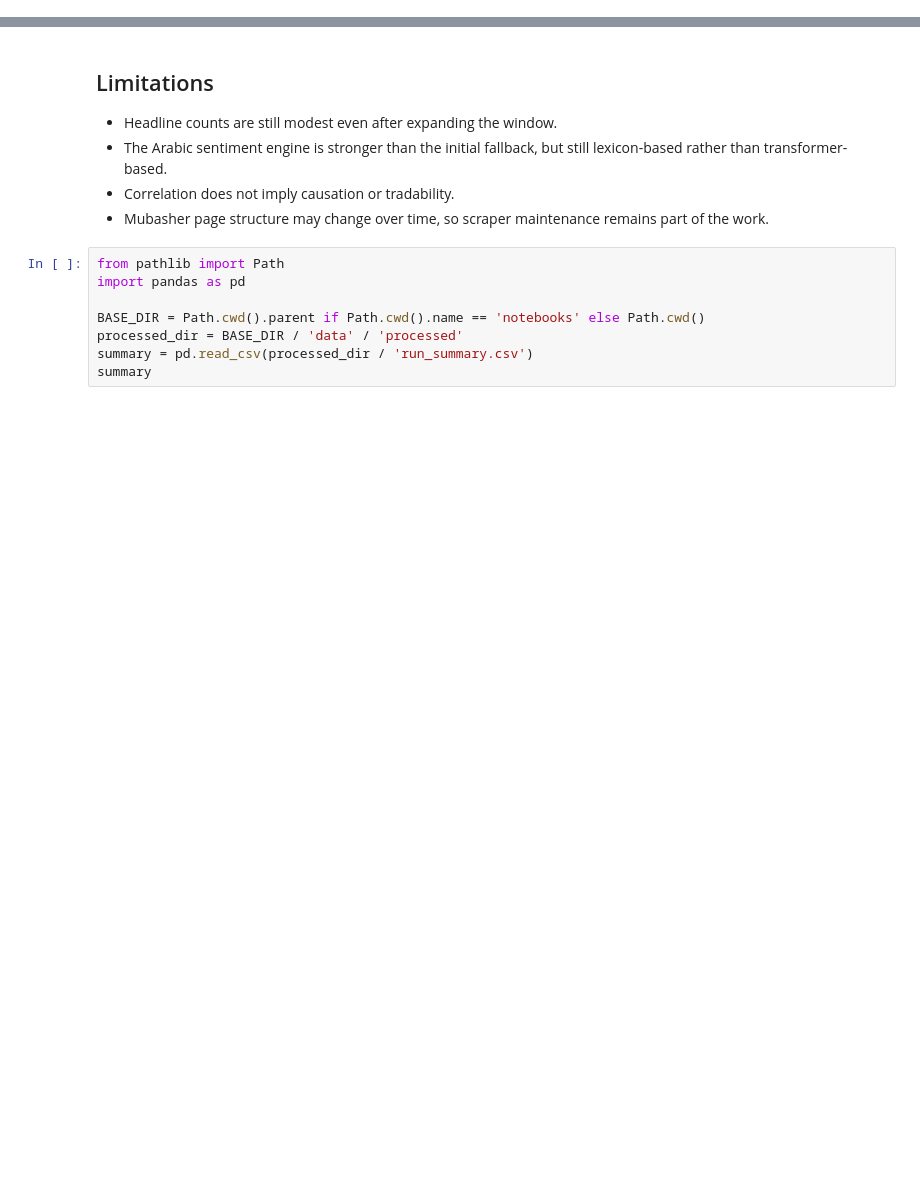
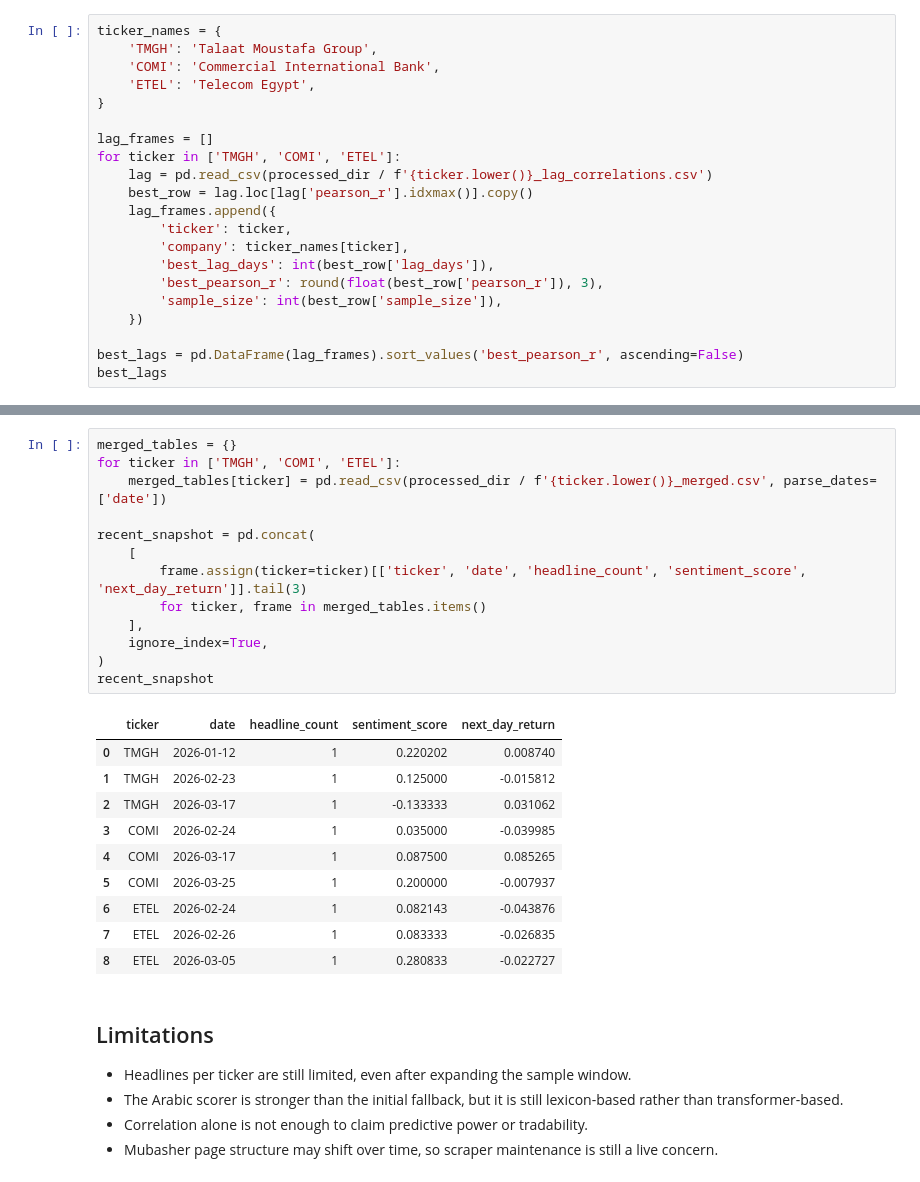
Before and after one commit to Redolid/egx-sentiment-analyzer, a Jupyter notebook: notebooks/analysis.ipynb, the cells around one changed output, grey strips where cells are left out. Drawn from its saved outputs; the diff is of its cells as text; blank space fills up the shorter version.

Commit message:
Render analysis notebook outputs for GitHub

```diff
--- a/notebooks/analysis.ipynb
+++ b/notebooks/analysis.ipynb
@@ -28,0 +29,21 @@ This notebook is the portfolio narrative for the project. It summarizes the broa
+# %%
+ticker_names = {
+    'TMGH': 'Talaat Moustafa Group',
+    'COMI': 'Commercial International Bank',
+    'ETEL': 'Telecom Egypt',
+}
+
+lag_frames = []
+for ticker in ['TMGH', 'COMI', 'ETEL']:
+    lag = pd.read_csv(processed_dir / f'{ticker.lower()}_lag_correlations.csv')
+    best_row = lag.loc[lag['pearson_r'].idxmax()].copy()
+    lag_frames.append({
+        'ticker': ticker,
+        'company': ticker_names[ticker],
+        'best_lag_days': int(best_row['lag_days']),
+        'best_pearson_r': round(float(best_row['pearson_r']), 3),
+        'sample_size': int(best_row['sample_size']),
+    })
+
+best_lags = pd.DataFrame(lag_frames).sort_values('best_pearson_r', ascending=False)
+best_lags
@@ -50,15 +78,31 @@ This notebook is the portfolio narrative for the project. It summarizes the broa
+# %%
+merged_tables = {}
+for ticker in ['TMGH', 'COMI', 'ETEL']:
+    merged_tables[ticker] = pd.read_csv(processed_dir / f'{ticker.lower()}_merged.csv', parse_dates=['date'])
+
+recent_snapshot = pd.concat(
+    [
+        frame.assign(ticker=ticker)[['ticker', 'date', 'headline_count', 'sentiment_score', 'next_day_return']].tail(3)
+        for ticker, frame in merged_tables.items()
+    ],
+    ignore_index=True,
+)
+recent_snapshot
+# %% [output]
+|  | ticker | date | headline_count | sentiment_score | next_day_return |
+| 0 | TMGH | 2026-01-12 | 1 | 0.220202 | 0.008740 |
+| 1 | TMGH | 2026-02-23 | 1 | 0.125000 | -0.015812 |
+| 2 | TMGH | 2026-03-17 | 1 | -0.133333 | 0.031062 |
+| 3 | COMI | 2026-02-24 | 1 | 0.035000 | -0.039985 |
+| 4 | COMI | 2026-03-17 | 1 | 0.087500 | 0.085265 |
+| 5 | COMI | 2026-03-25 | 1 | 0.200000 | -0.007937 |
+| 6 | ETEL | 2026-02-24 | 1 | 0.082143 | -0.043876 |
+| 7 | ETEL | 2026-02-26 | 1 | 0.083333 | -0.026835 |
+| 8 | ETEL | 2026-03-05 | 1 | 0.280833 | -0.022727 |
 # %% [markdown]
 ## Limitations
 
-- Headline counts are still modest even after expanding the window.
-- The Arabic sentiment engine is stronger than the initial fallback, but still lexicon-based rather than transformer-based.
-- Correlation does not imply causation or tradability.
-- Mubasher page structure may change over time, so scraper maintenance remains part of the work.
+- Headlines per ticker are still limited, even after expanding the sample window.
+- The Arabic scorer is stronger than the initial fallback, but it is still lexicon-based rather than transformer-based.
+- Correlation alone is not enough to claim predictive power or tradability.
+- Mubasher page structure may shift over time, so scraper maintenance is still a live concern.
-# %%
-from pathlib import Path
-import pandas as pd
-
-BASE_DIR = Path.cwd().parent if Path.cwd().name == 'notebooks' else Path.cwd()
-processed_dir = BASE_DIR / 'data' / 'processed'
-summary = pd.read_csv(processed_dir / 'run_summary.csv')
-summary
```
Also changed, not shown: parts of 9 cells of this notebook.
